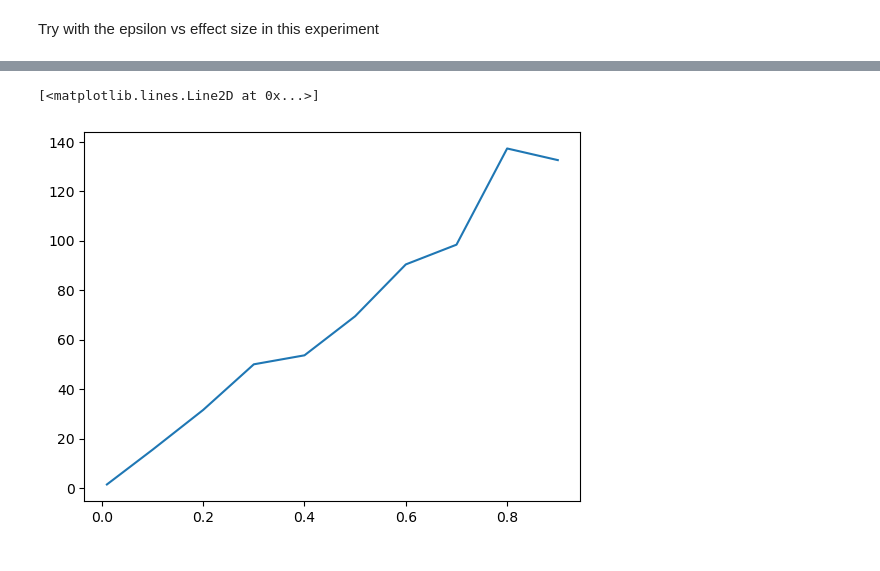
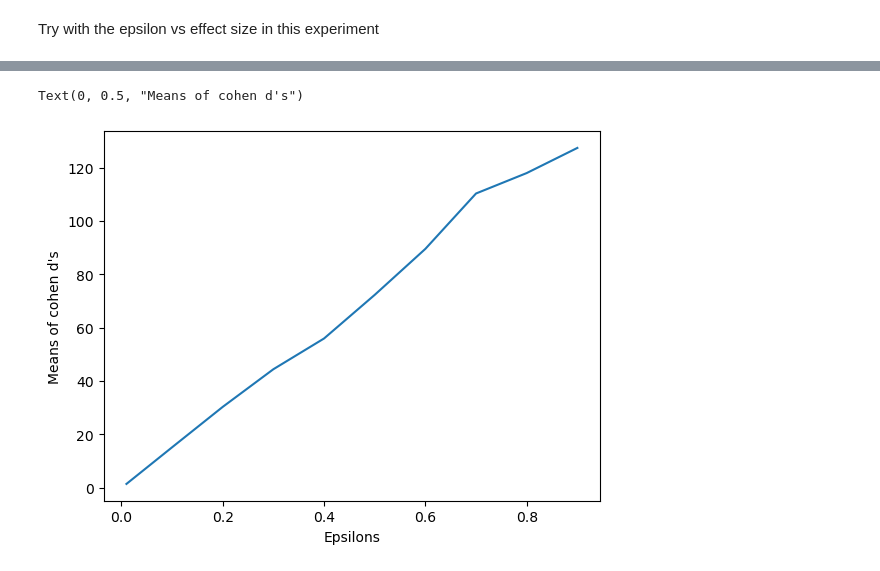
Before and after one commit to EatOreo/DifferentialPrivacyBiasExperiments, a Jupyter notebook: notebooks/Ages.ipynb, the cells around one changed output, grey strips where cells are left out. Drawn from its saved outputs; the diff is of its cells as text; code cells hidden in the pictures.

```diff
--- a/notebooks/Ages.ipynb
+++ b/notebooks/Ages.ipynb
@@ -417,6 +417,7 @@ Try with the epsilon vs effect size in this experiment
 # Python program to illustrate
 # enumerate function
 import numpy.random as np
+import numpy
 import numpy as npp
 menArr = [[] for _ in range(10)]
 womenArr = [[] for _ in range(10)]
@@ -428,10 +429,10 @@ for  i in npp.arange(0.01, 1, 0.1):
 
     if i>0.02 : i = round(i,1)
     epsilons.append(i)
-    print(i)
 
-    for y in npp.arange(0,100,1):
-        print(y, count)
+
+    for y in npp.arange(0,1000,1):
+
         deltaWomen = maxFemaleAge / nOfWomen
         scaleWomen = deltaWomen / i
         lapWomen = np.laplace(0, scaleWomen)
@@ -444,17 +445,20 @@ for  i in npp.arange(0.01, 1, 0.1):
         lap = np.laplace(0, scale)
         menArr[count].append(menavg+lap)
         cohends[count].append(cohend(womenArr[count], menArr[count]))
-
-
-count = count + 1
+    count = count + 1
 
 
 
-for q in npp.arange(0,10,1):
-    for v in range(50):
-        cohends[q].append(cohend(womenArr[q], menArr[q]))
-        print("hehe", q)
-        print("men", menArr[q])
-        print("women", womenArr[q])
-cohends
+#for q in npp.arange(0,10,1):
+ #   for v in range(50):
+  #      cohends[q].append(cohend(womenArr[q], menArr[q]))
+   #     print("hehe", q)
+    #    print("men", menArr[q])
+     #   print("women", womenArr[q])
+means = []
+for  i in npp.arange(0, 10, 1):
+    array = cohends[i]
+    nw = array[1:]
+    means.append(numpy.mean(nw))
+means
 # %% [output]
@@ -495,6 +475,8 @@ men [56.85190130216863, 56.819383248022106, 56.84571588022186, 56.88112307626167
 # %%
 plt.cla()
-plt.plot(epsilons, cohends)
+plt.plot(epsilons, means)
+plt.xlabel("Epsilons")
+plt.ylabel("Means of cohen d's")
 # %% [output]
-[<matplotlib.lines.Line2D at 0x...>]
+Text(0, 0.5, "Means of cohen d's")
-[figure, old version]
+[figure, new version]
```
Also changed, not shown: parts of 4 cells of this notebook.
